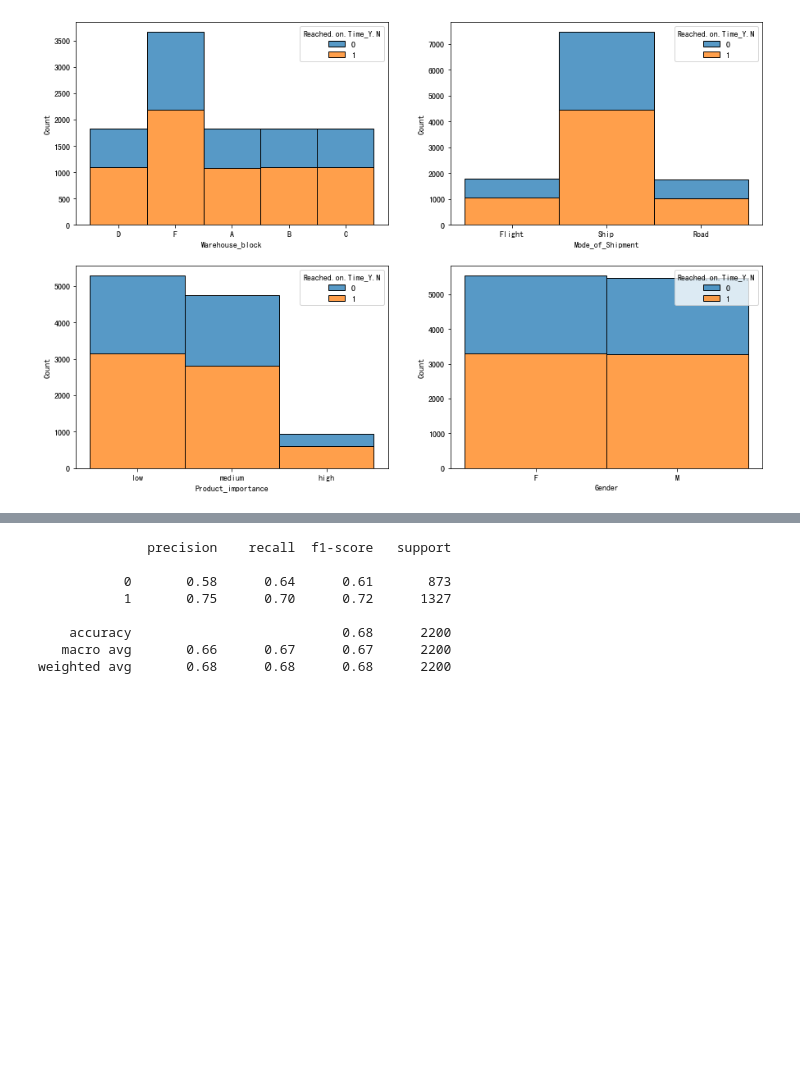
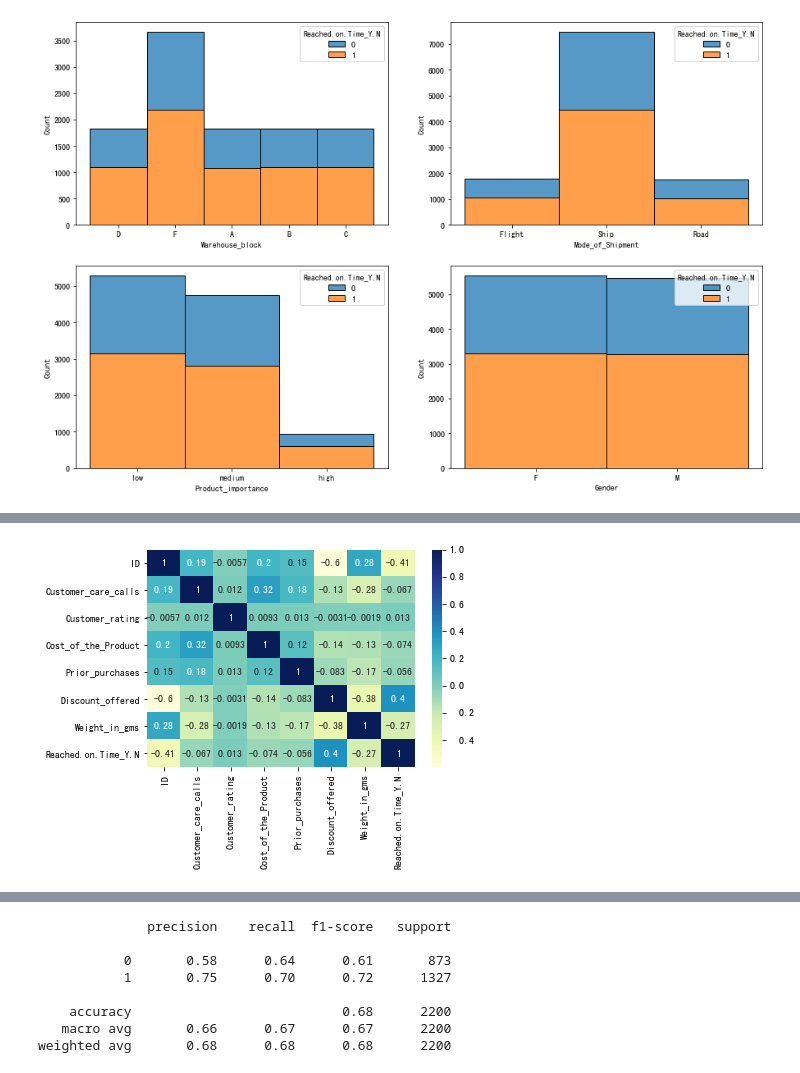
Before and after one commit to schien0525/data_project, a Jupyter notebook: E-Commerce Shipping Data/ec.ipynb, the cells around one changed output, grey strips where cells are left out. Drawn from its saved outputs; the diff is of its cells as text; code cells hidden in the pictures; blank space fills up the shorter version.

```diff
--- a/E-Commerce Shipping Data/ec.ipynb
+++ b/E-Commerce Shipping Data/ec.ipynb
@@ -123 +143,6 @@ plt.show()
+# %%
+sns.heatmap(df.corr(),annot=True,cmap='YlGnBu')
+plt.show()
+# %% [output]
+[figure, added]
 # %%
```
Also changed, not shown: parts of 8 cells of this notebook.
